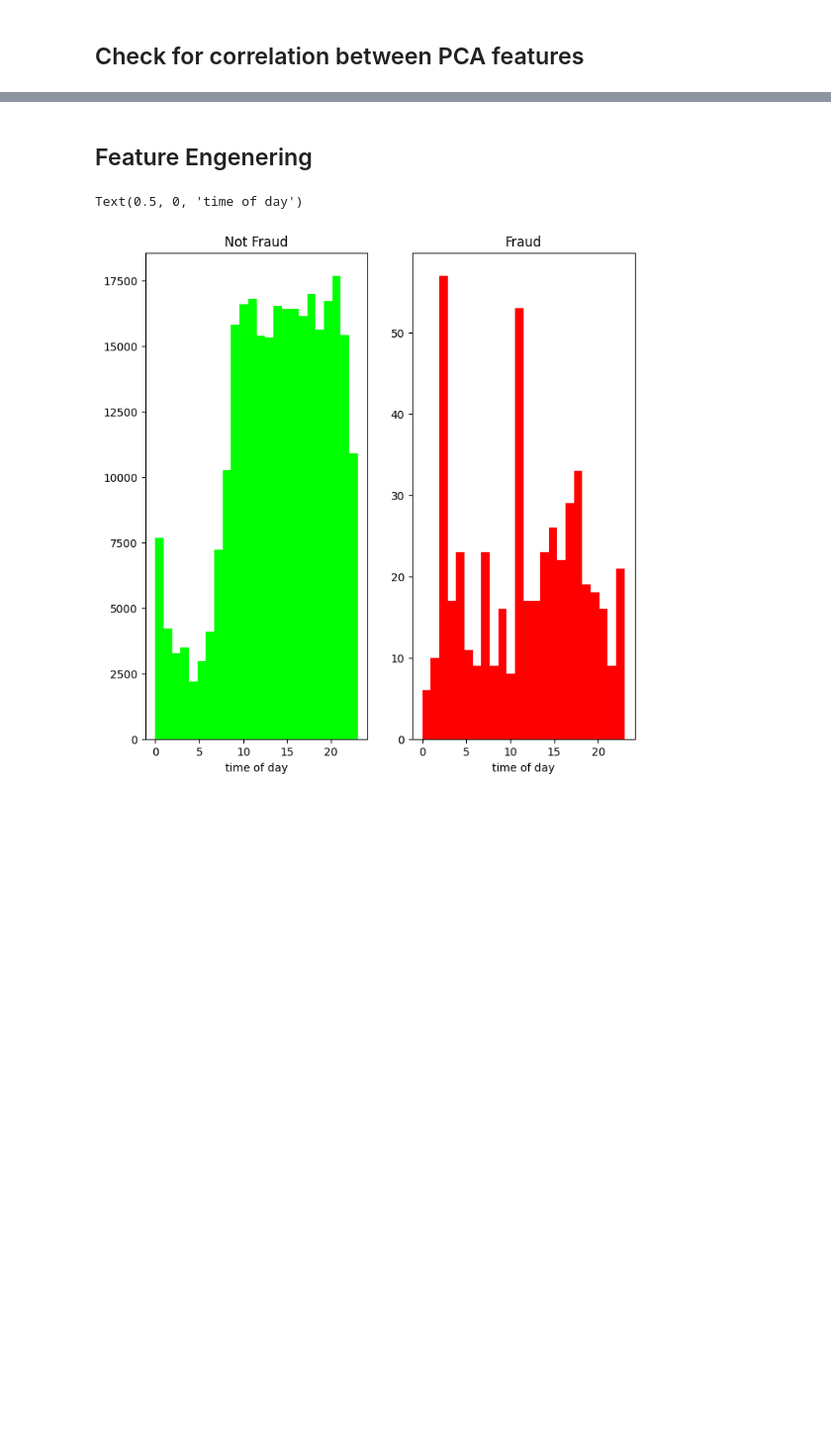
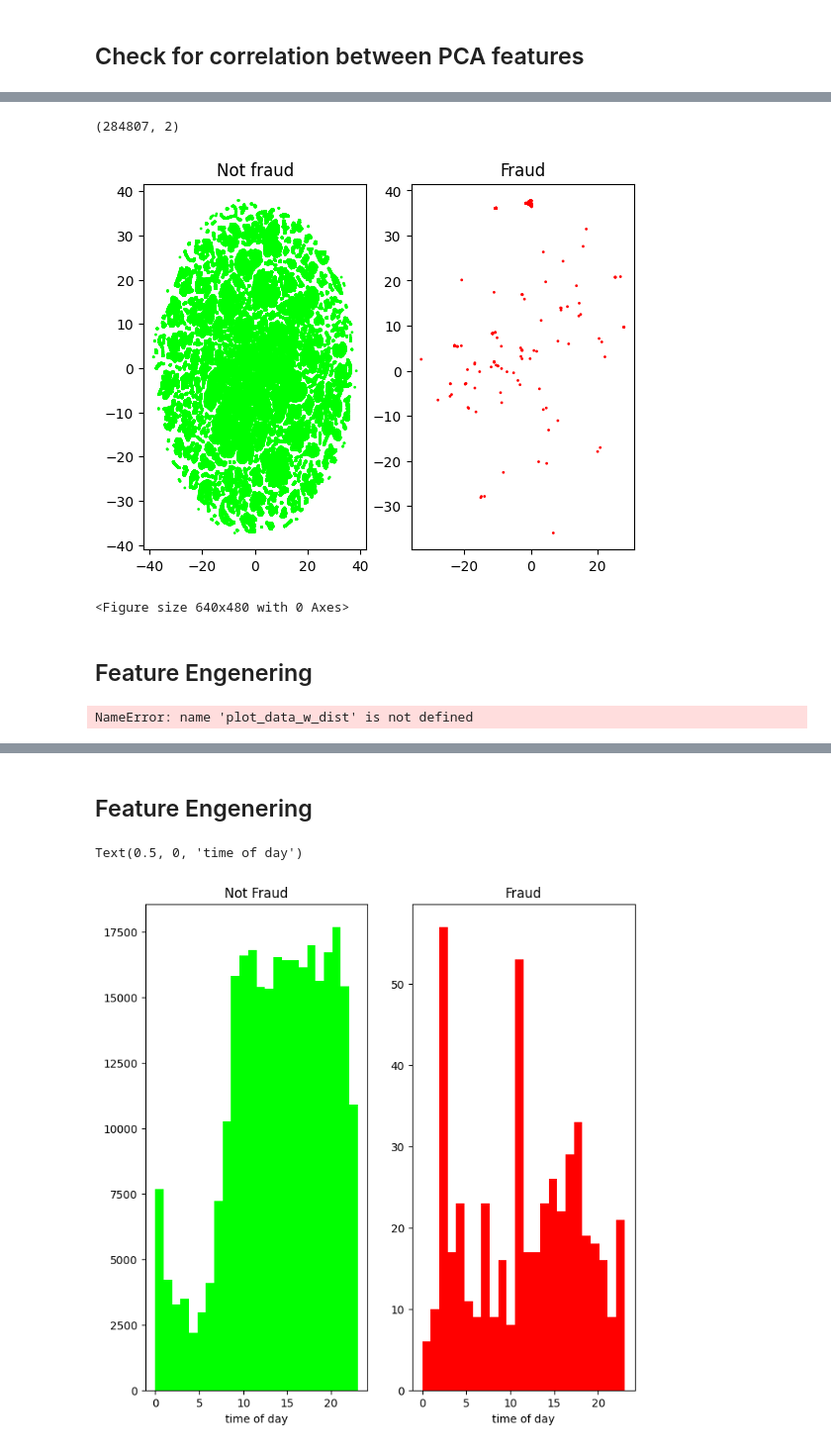
Before and after one commit to sigurdurb/credit-card-fraud-detector, a Jupyter notebook: DataAnalysis.ipynb, the cells around one changed output, grey strips where cells are left out. Shown at 99% size. Saved outputs shown, nothing was run; the diff lists cells and outputs as text; code cells hidden in the pictures; blank space fills up the shorter version.

Commit message:
Add t-SNE plot for PCA features

```diff
--- a/DataAnalysis.ipynb
+++ b/DataAnalysis.ipynb
@@ -189,0 +136,30 @@ FileNotFoundError: [Errno 2] No such file or directory: '.\\VPlots\\V1_V2.png'
+# %%
+from sklearn.manifold import TSNE
+
+columns = pd.Series(credidcard_fraud_df.columns)
+v_columns = columns[columns.str.startswith('V')]
+
+tsne = TSNE(n_components=2)
+embedded_credit_card_pca = tsne.fit_transform(credidcard_fraud_df[v_columns])
+
+embedded_credit_card_pca.shape
+# %% [output]
+(284807, 2)
+# %%
+with_fraud = embedded_credit_card_pca[credidcard_fraud_df[credidcard_fraud_df['Class']  == 1].index.values.tolist()]
+not_fraud = embedded_credit_card_pca[credidcard_fraud_df[credidcard_fraud_df['Class']  == 0].index.values.tolist()]
+
+plt.subplot(1, 2, 1)
+plt.title('Not fraud')
+plt.scatter(x=not_fraud[:, 0], y=not_fraud[:,1], s=1.0, c=np.vectorize(lambda _: '#00ff00')(not_fraud[:, 0]))
+
+plt.subplot(1, 2, 2)
+plt.title('Fraud')
+plt.scatter(x=with_fraud[:, 0], y=with_fraud[:,1], s=1.0, c=np.vectorize(lambda _: '#ff0000')(with_fraud[:, 0]))
+plt.show()
+plt.clf()
+# %% [output]
+[figure, added]
+<Figure size 640x480 with 0 Axes>
+# %% [markdown]
+## Feature Engenering
@@ -189,0 +180,14 @@ FileNotFoundError: [Errno 2] No such file or directory: '.\\VPlots\\V1_V2.png'
+# %%
+import warnings
+# ignore warnings
+warnings.filterwarnings('ignore')
+# TODO: Remove ? or disable
+
+# For each feature plot the data with the fitting curve
+
+for i , f_id in enumerate(credidcard_fraud_df.columns ):
+    if i>1: pass
+    # ToDo add p-value to title
+    plot_data_w_dist(credidcard_fraud_df[f_id], find_a_fitting_dist(credidcard_fraud_df[f_id]), f_id, n_bins=100)
+# %% [output]
+NameError: name 'plot_data_w_dist' is not defined
```
Also changed, not shown: parts of 11 cells of this notebook.
